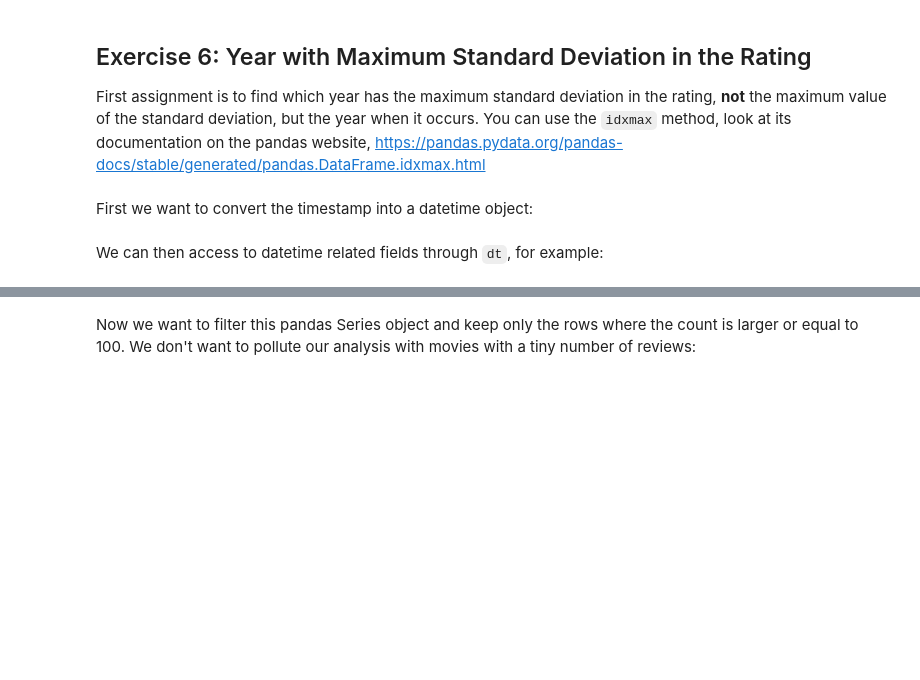
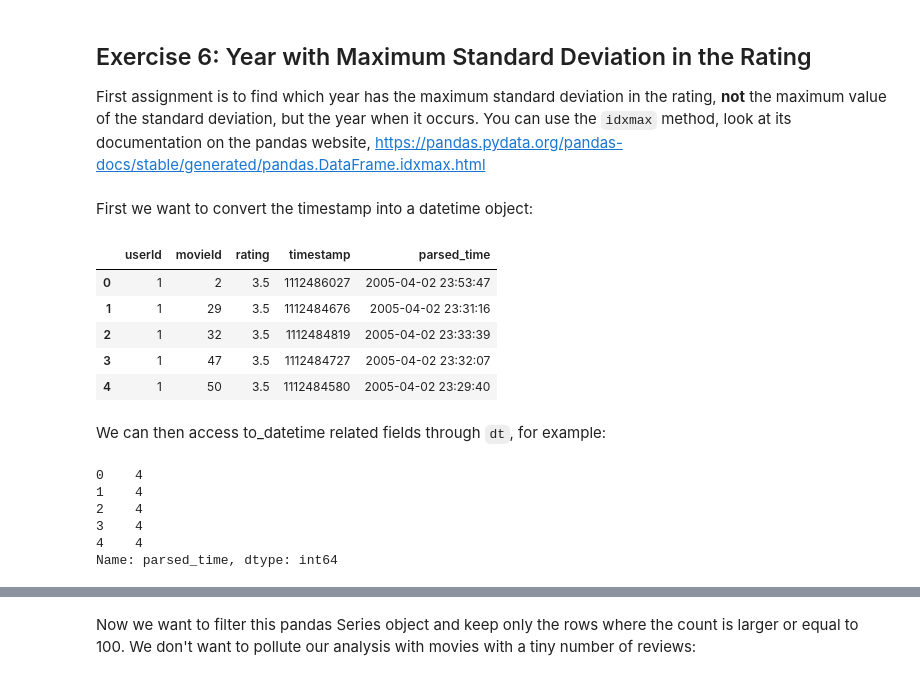
Before and after one commit to stnorling/Python-DS-UCSD, a Jupyter notebook: Week-4-Exercises/ex04_1_pandas.ipynb, the cells around one changed output, grey strips where cells are left out. Drawn from its saved outputs; the diff is of its cells as text; code cells hidden in the pictures; blank space fills up the shorter version.

Commit message:
completed pandas exercise book for week 4

```diff
--- a/Week-4-Exercises/ex04_1_pandas.ipynb
+++ b/Week-4-Exercises/ex04_1_pandas.ipynb
@@ -32,7 +43,9 @@ First let's load the data into a Pandas Dataframe:
 # DO NOT MODIFY
 
 # set here the relative path to the movielens folder
-MOVIELENS="../../movielens"
+MOVIELENS="../Week-4-Pandas/movielens"
+
+# os.path.join method in Python joins one or more path components intelligently
 
 movies = pd.read_csv(os.path.join(MOVIELENS, 'movies.csv'), sep=',')
 ratings = pd.read_csv(os.path.join(MOVIELENS, 'ratings.csv'), sep=',')
@@ -119,2 +227,17 @@ ratings['parsed_time'] = pd.to_datetime(ratings['timestamp'], unit='s')
+# %%
+# DO NOT MODIFY
+
+# .to_datetime method is used to convert UNIX time to readable time. similar to creating new entry in a a dictionary, we
+# pass in the key value (column header) and then assign its value, whcih in this case is dervied from ['timestamp']
+
+ratings['parsed_time'] = pd.to_datetime(ratings['timestamp'], unit='s')
+ratings.head()
+# %% [output]
+|  | userId | movieId | rating | timestamp | parsed_time |
+| 0 | 1 | 2 | 3.5 | 1112486027 | 2005-04-02 23:53:47 |
+| 1 | 1 | 29 | 3.5 | 1112484676 | 2005-04-02 23:31:16 |
+| 2 | 1 | 32 | 3.5 | 1112484819 | 2005-04-02 23:33:39 |
+| 3 | 1 | 47 | 3.5 | 1112484727 | 2005-04-02 23:32:07 |
+| 4 | 1 | 50 | 3.5 | 1112484580 | 2005-04-02 23:29:40 |
 # %% [markdown]
-We can then access to datetime related fields through `dt`, for example:
+We can then access to_datetime related fields through `dt`, for example:
@@ -128,0 +244,11 @@ def find_year_with_max_std(ratings):
+# %%
+# .dt.month returns month values for corresponding datetime entries
+
+ratings.parsed_time.dt.month.head()
+# %% [output]
+0    4
+1    4
+2    4
+3    4
+4    4
+Name: parsed_time, dtype: int64
```
Also changed, not shown: parts of 49 cells of this notebook, 3 other files.
